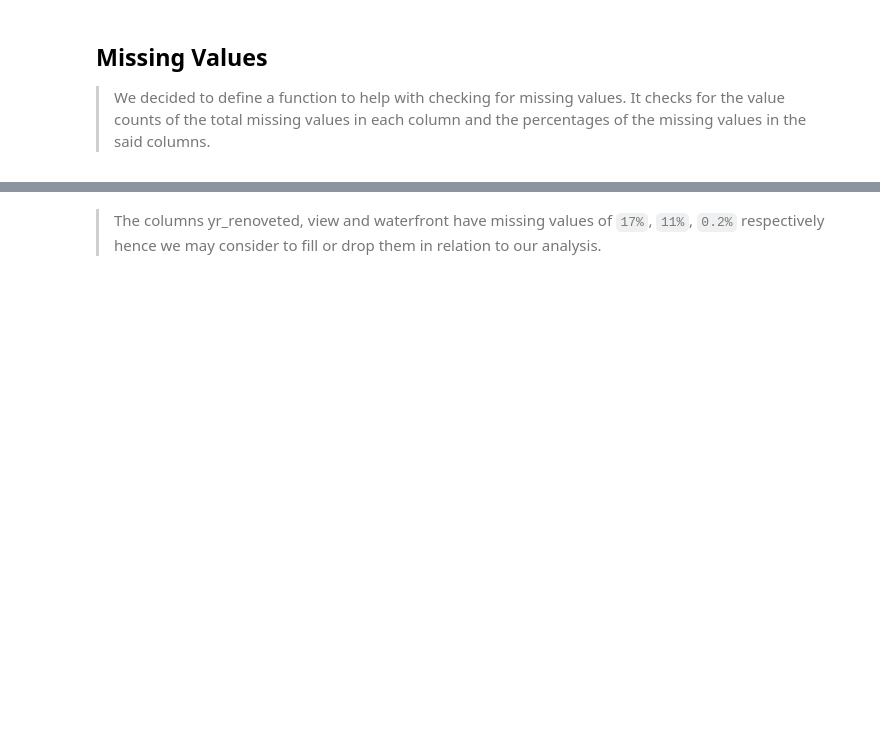
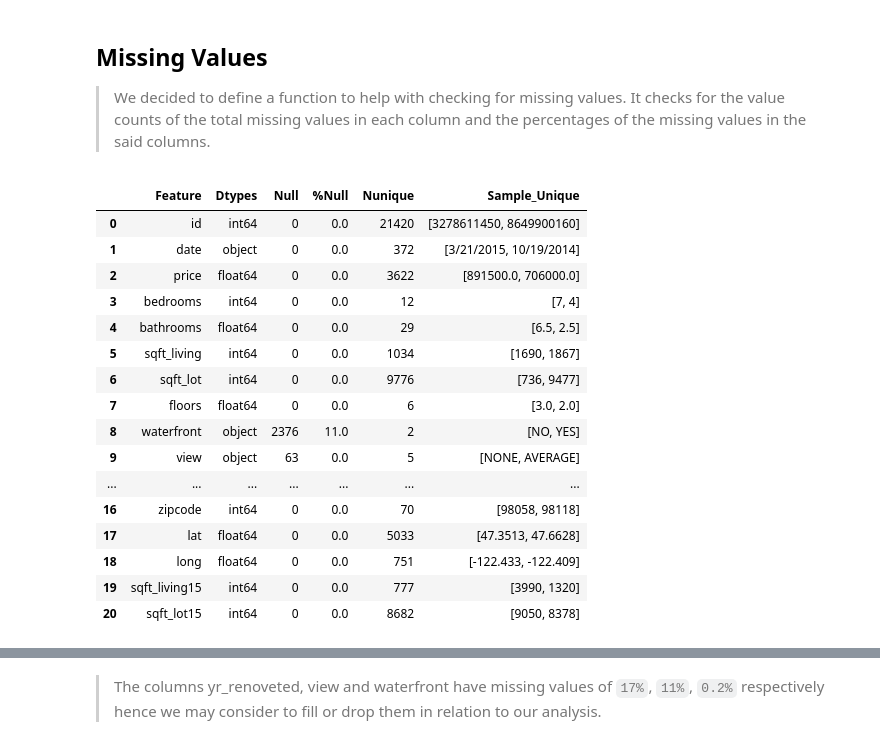
Before and after one commit to Lawez/phase-2-project-group, a Jupyter notebook: student.ipynb, the cells around one changed output, grey strips where cells are left out. Saved outputs shown, nothing was run; the diff lists cells and outputs as text; code cells hidden in the pictures; blank space fills up the shorter version.

```diff
--- a/student.ipynb
+++ b/student.ipynb
@@ -131,6 +131,37 @@ There are no duplicates in our data
 ## Missing Values
 > We decided to define a function to help with checking for missing values.
 > It checks for the value counts of the total missing values in each column and the percentages of the missing values in the said columns.
+# %%
+ desc = []
+for i in data_df.columns:
+    desc.append([
+        i,
+        data_df[i].dtypes,
+        data_df[i].isna().sum(),
+        round((data_df[i].isna().sum()/len(data_df))*100),
+        data_df[i].nunique(),
+        data_df[i].drop_duplicates().sample(2).values
+    ])
+
+pd.DataFrame(data=desc, columns=['Feature','Dtypes','Null','%Null','Nunique','Sample_Unique'])
+# %% [output]
+|  | Feature | Dtypes | Null | %Null | Nunique | Sample_Unique |
+| 0 | id | int64 | 0 | 0.0 | 21420 | [3278611450, 8649900160] |
+| 1 | date | object | 0 | 0.0 | 372 | [3/21/2015, 10/19/2014] |
+| 2 | price | float64 | 0 | 0.0 | 3622 | [891500.0, 706000.0] |
+| 3 | bedrooms | int64 | 0 | 0.0 | 12 | [7, 4] |
+| 4 | bathrooms | float64 | 0 | 0.0 | 29 | [6.5, 2.5] |
+| 5 | sqft_living | int64 | 0 | 0.0 | 1034 | [1690, 1867] |
+| 6 | sqft_lot | int64 | 0 | 0.0 | 9776 | [736, 9477] |
+| 7 | floors | float64 | 0 | 0.0 | 6 | [3.0, 2.0] |
+| 8 | waterfront | object | 2376 | 11.0 | 2 | [NO, YES] |
+| 9 | view | object | 63 | 0.0 | 5 | [NONE, AVERAGE] |
+| ... | ... | ... | ... | ... | ... | ... |
+| 16 | zipcode | int64 | 0 | 0.0 | 70 | [98058, 98118] |
+| 17 | lat | float64 | 0 | 0.0 | 5033 | [47.3513, 47.6628] |
+| 18 | long | float64 | 0 | 0.0 | 751 | [-122.433, -122.409] |
+| 19 | sqft_living15 | int64 | 0 | 0.0 | 777 | [3990, 1320] |
+| 20 | sqft_lot15 | int64 | 0 | 0.0 | 8682 | [9050, 8378] |
 # %%
 # a more interpretable version
 def missing_values(data):
```
Also changed, not shown: parts of 32 cells of this notebook.
